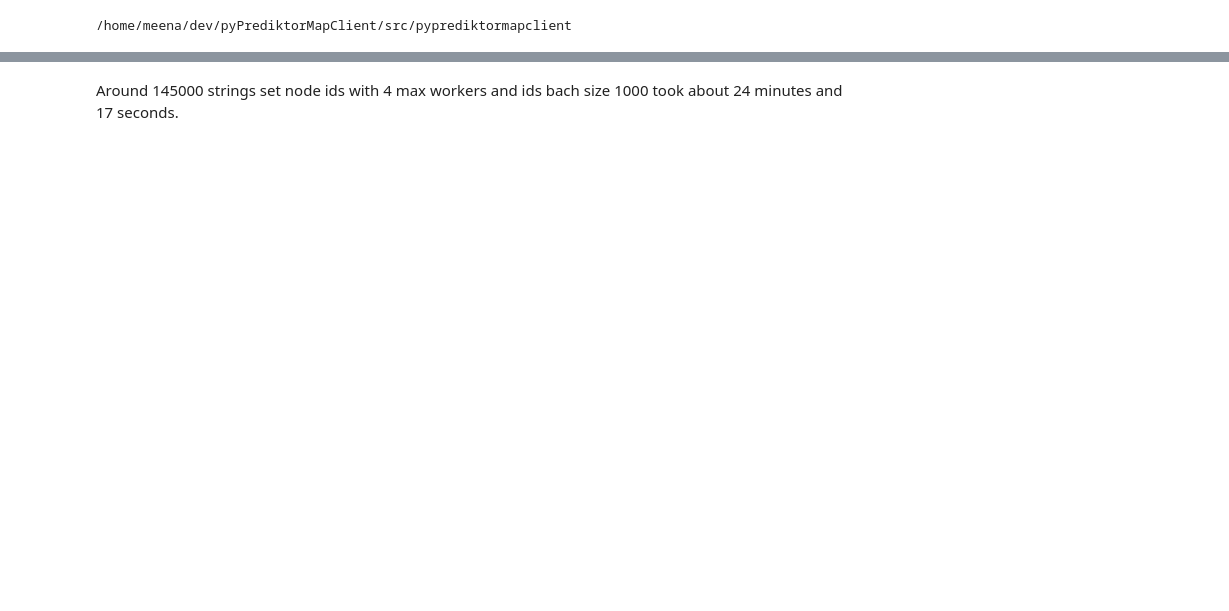
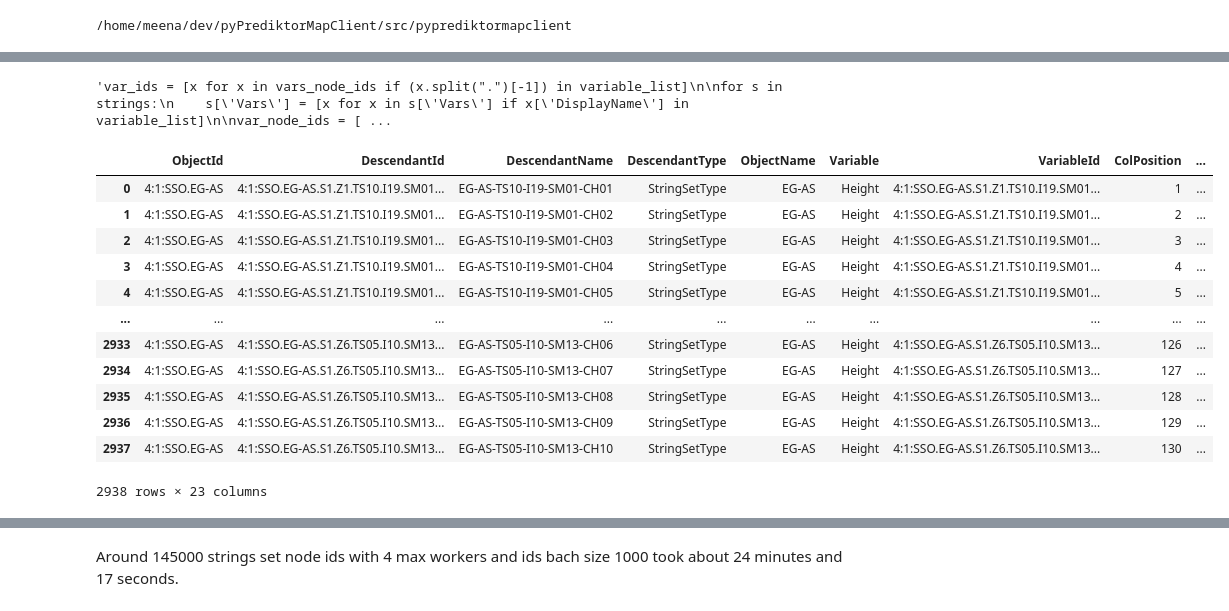
Before and after one commit to PrediktorAS/pyPrediktorMapClient, a Jupyter notebook: notebooks/test_functions.ipynb, the cells around one changed output, grey strips where cells are left out. Drawn from its saved outputs; the diff is of its cells as text; code cells hidden in the pictures; blank space fills up the shorter version.

```diff
--- a/notebooks/test_functions.ipynb
+++ b/notebooks/test_functions.ipynb
@@ -38,3 +53,3 @@ opc = OPC_UA(url=opc_url)
 # %%
 # Strings set type data of the site BR-AP
-strings = mdx.get_object_descendants("StringSetType", ['3:1:SSO.BR-AP'], "PV_Assets")
+strings = mdx.get_object_descendants("StringSetType", ['4:1:SSO.EG-AS'], "PV_Assets")
@@ -40,0 +64,16 @@ strings = mdx.get_object_descendants("StringSetType", ['3:1:SSO.BR-AP'], "PV_Ass
+# %%
+variable_list = ['Height']
+# %%
+'''var_ids = [x for x in vars_node_ids if (x.split(".")[-1]) in variable_list]
+
+for s in strings:
+    s['Vars'] = [x for x in s['Vars'] if x['DisplayName'] in variable_list]
+
+var_node_ids = [x for x in strings_df['VariableId'].to_list() if (x.split(".")[-1]) in variable_list]
+
+strings_var_ids = mdx.read_var_ids(strings, variable_list)'''
+# %% [output]
+'var_ids = [x for x in vars_node_ids if (x.split(".")[-1]) in variable_list]\n\nfor s in strings:\n    s[\'Vars\'] = [x for x in s[\'Vars\'] if x[\'DisplayName\'] in variable_list]\n\nvar_node_ids = [ ...
+# %%
+# Convert the json data into dataframe
+strings_df = mdx.expand_props_vars(strings)
@@ -40,0 +84,18 @@ strings = mdx.get_object_descendants("StringSetType", ['3:1:SSO.BR-AP'], "PV_Ass
+# %%
+livValues_df = opc.get_live_values_dataframe(server_url, variable_list, strings_df)
+# %%
+livValues_df
+# %% [output]
+|  | ObjectId | DescendantId | DescendantName | DescendantType | ObjectName | Variable | VariableId | ColPosition | ... |
+| 0 | 4:1:SSO.EG-AS | 4:1:SSO.EG-AS.S1.Z1.TS10.I19.SM01... | EG-AS-TS10-I19-SM01-CH01 | StringSetType | EG-AS | Height | 4:1:SSO.EG-AS.S1.Z1.TS10.I19.SM01... | 1 | ... |
+| 1 | 4:1:SSO.EG-AS | 4:1:SSO.EG-AS.S1.Z1.TS10.I19.SM01... | EG-AS-TS10-I19-SM01-CH02 | StringSetType | EG-AS | Height | 4:1:SSO.EG-AS.S1.Z1.TS10.I19.SM01... | 2 | ... |
+| 2 | 4:1:SSO.EG-AS | 4:1:SSO.EG-AS.S1.Z1.TS10.I19.SM01... | EG-AS-TS10-I19-SM01-CH03 | StringSetType | EG-AS | Height | 4:1:SSO.EG-AS.S1.Z1.TS10.I19.SM01... | 3 | ... |
+| 3 | 4:1:SSO.EG-AS | 4:1:SSO.EG-AS.S1.Z1.TS10.I19.SM01... | EG-AS-TS10-I19-SM01-CH04 | StringSetType | EG-AS | Height | 4:1:SSO.EG-AS.S1.Z1.TS10.I19.SM01... | 4 | ... |
+| 4 | 4:1:SSO.EG-AS | 4:1:SSO.EG-AS.S1.Z1.TS10.I19.SM01... | EG-AS-TS10-I19-SM01-CH05 | StringSetType | EG-AS | Height | 4:1:SSO.EG-AS.S1.Z1.TS10.I19.SM01... | 5 | ... |
+| ... | ... | ... | ... | ... | ... | ... | ... | ... | ... |
+| 2933 | 4:1:SSO.EG-AS | 4:1:SSO.EG-AS.S1.Z6.TS05.I10.SM13... | EG-AS-TS05-I10-SM13-CH06 | StringSetType | EG-AS | Height | 4:1:SSO.EG-AS.S1.Z6.TS05.I10.SM13... | 126 | ... |
+| 2934 | 4:1:SSO.EG-AS | 4:1:SSO.EG-AS.S1.Z6.TS05.I10.SM13... | EG-AS-TS05-I10-SM13-CH07 | StringSetType | EG-AS | Height | 4:1:SSO.EG-AS.S1.Z6.TS05.I10.SM13... | 127 | ... |
+| 2935 | 4:1:SSO.EG-AS | 4:1:SSO.EG-AS.S1.Z6.TS05.I10.SM13... | EG-AS-TS05-I10-SM13-CH08 | StringSetType | EG-AS | Height | 4:1:SSO.EG-AS.S1.Z6.TS05.I10.SM13... | 128 | ... |
+| 2936 | 4:1:SSO.EG-AS | 4:1:SSO.EG-AS.S1.Z6.TS05.I10.SM13... | EG-AS-TS05-I10-SM13-CH09 | StringSetType | EG-AS | Height | 4:1:SSO.EG-AS.S1.Z6.TS05.I10.SM13... | 129 | ... |
+| 2937 | 4:1:SSO.EG-AS | 4:1:SSO.EG-AS.S1.Z6.TS05.I10.SM13... | EG-AS-TS05-I10-SM13-CH10 | StringSetType | EG-AS | Height | 4:1:SSO.EG-AS.S1.Z6.TS05.I10.SM13... | 130 | ... |
+2938 rows × 23 columns
```
Also changed, not shown: parts of 120 cells of this notebook, 7 other files.
